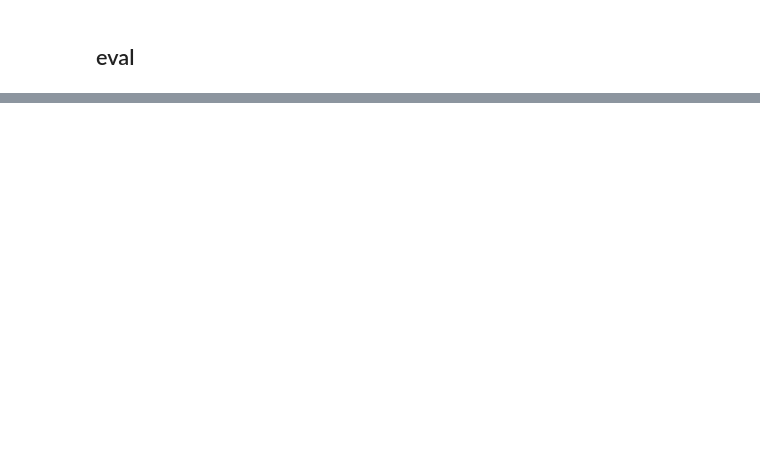
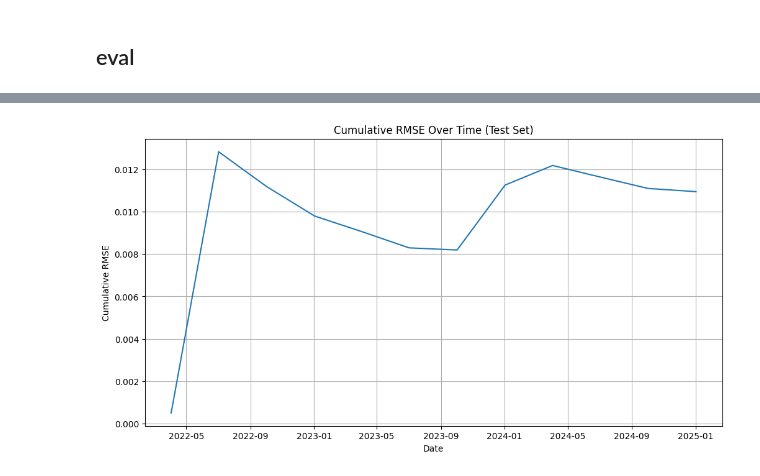
Before and after one commit to EladBenjo/gdp-nowcasting-seminar, a Jupyter notebook: Notebooks/04_models.ipynb, the cells around one changed output, grey strips where cells are left out. Cells and saved outputs as stored; diff of their text form; code cells hidden in the pictures; blank space fills up the shorter version.

```diff
--- a/Notebooks/04_models.ipynb
+++ b/Notebooks/04_models.ipynb
@@ -783,0 +943,14 @@ R²:   0.620372
+# %%
+# Calculate cumulative RMSE over time
+cumulative_rmse = [np.sqrt(mean_squared_error(y_test[:i+1], y_hat_test[:i+1])) for i in range(len(y_test))]
+
+# Plot cumulative RMSE
+plt.figure(figsize=(12, 6))
+plt.plot(q_keep_test, cumulative_rmse)
+plt.title('Cumulative RMSE Over Time (Test Set)')
+plt.xlabel('Date')
+plt.ylabel('Cumulative RMSE')
+plt.grid(True)
+plt.show()
+# %% [output]
+[figure, added]
```
Also changed, not shown: parts of 37 cells of this notebook, 1 other file.
